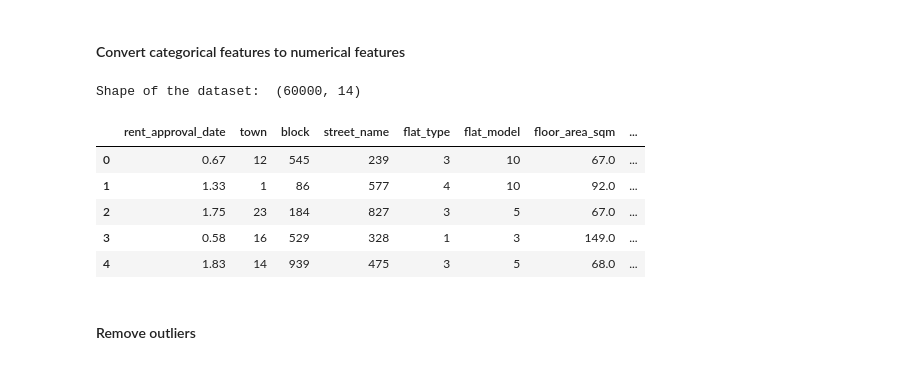
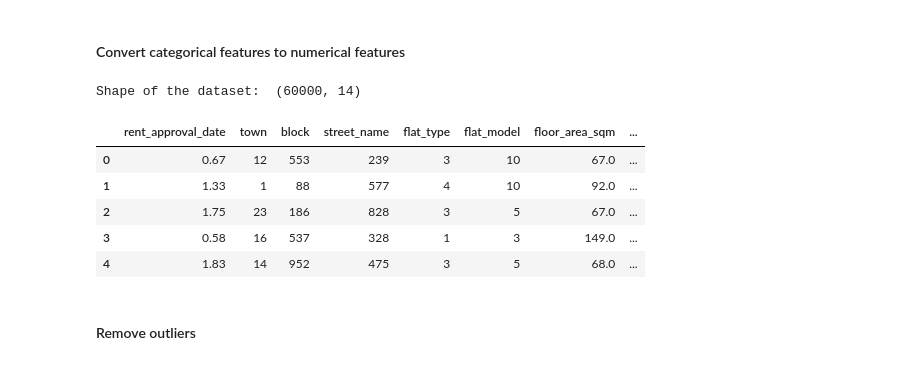
Before and after one commit to HongruCai/CS5228_HDBRentalRatePrediction, a Jupyter notebook: preprocess.ipynb, the cells around one changed output. Saved outputs shown, nothing was run; the diff lists cells and outputs as text; code cells hidden in the pictures.

```diff
--- a/preprocess.ipynb
+++ b/preprocess.ipynb
@@ -37,20 +37,19 @@ Shape of the dataset:  (60000, 14)
 # %% [markdown]
 #### Convert categorical features to numerical features
 # %%
-df = preprocess.encode_features(df)
-df_test = preprocess.encode_features(df_test)
+df, df_test = preprocess.encode_features(df, df_test)
 
 # Show some basic statistics about the dataset
 print('Shape of the dataset: ', df.shape)
 df.head()
 # %% [output]
 Shape of the dataset:  (60000, 14)
 |  | rent_approval_date | town | block | street_name | flat_type | flat_model | floor_area_sqm | ... |
-| 0 | 0.67 | 12 | 545 | 239 | 3 | 10 | 67.0 | ... |
-| 1 | 1.33 | 1 | 86 | 577 | 4 | 10 | 92.0 | ... |
-| 2 | 1.75 | 23 | 184 | 827 | 3 | 5 | 67.0 | ... |
-| 3 | 0.58 | 16 | 529 | 328 | 1 | 3 | 149.0 | ... |
-| 4 | 1.83 | 14 | 939 | 475 | 3 | 5 | 68.0 | ... |
+| 0 | 0.67 | 12 | 553 | 239 | 3 | 10 | 67.0 | ... |
+| 1 | 1.33 | 1 | 88 | 577 | 4 | 10 | 92.0 | ... |
+| 2 | 1.75 | 23 | 186 | 828 | 3 | 5 | 67.0 | ... |
+| 3 | 0.58 | 16 | 537 | 328 | 1 | 3 | 149.0 | ... |
+| 4 | 1.83 | 14 | 952 | 475 | 3 | 5 | 68.0 | ... |
 # %% [markdown]
 #### Remove outliers
 # %% [markdown]
```
Also changed, not shown: parts of 4 cells of this notebook, 15 other files.
